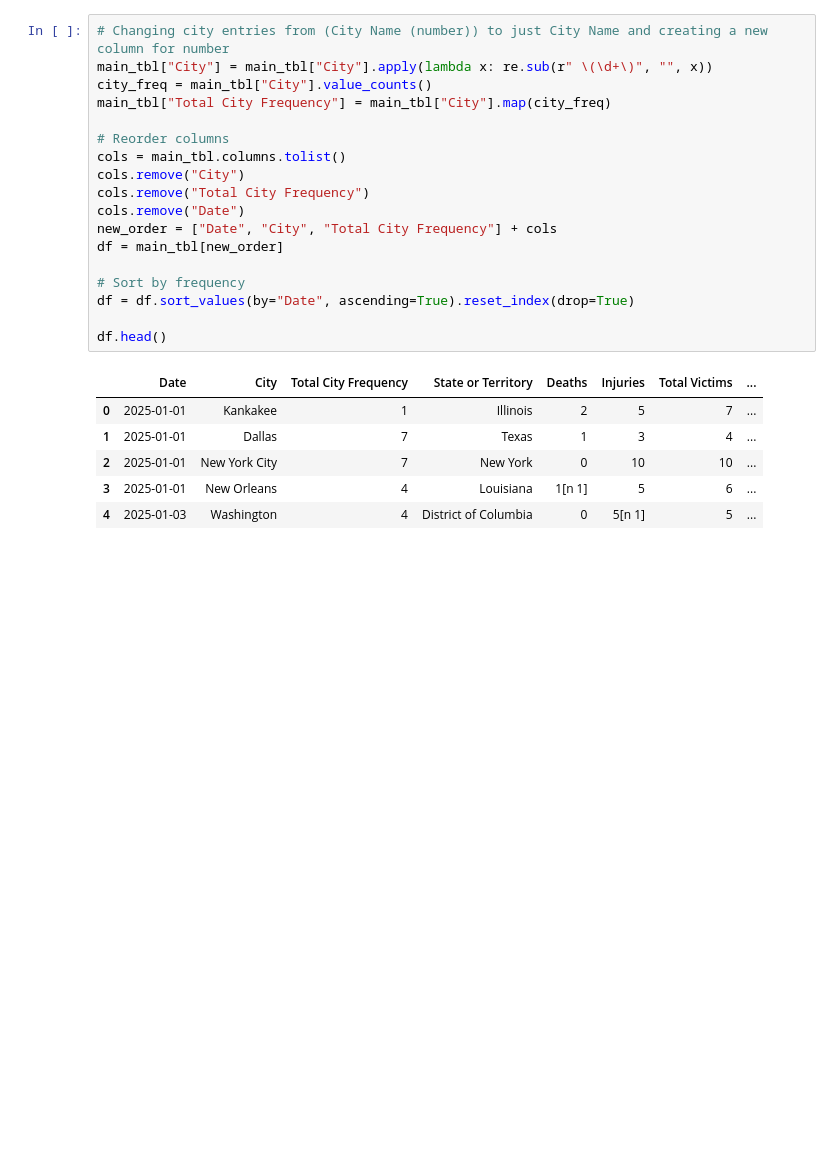
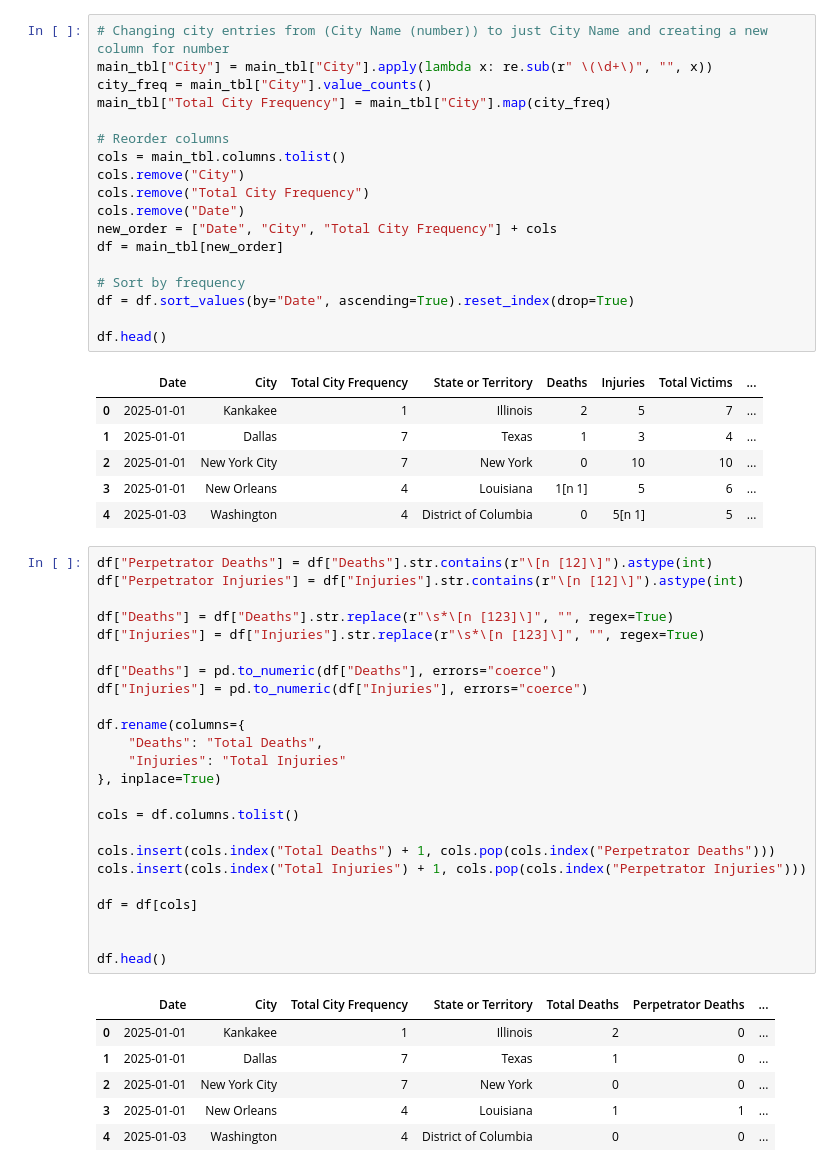
Before and after one commit to ella-walker/Data-Acquisition-Blog, a Jupyter notebook: data-analysis.ipynb, the cells around one changed output. Drawn from its saved outputs; the diff is of its cells as text; blank space fills up the shorter version.

```diff
--- a/data-analysis.ipynb
+++ b/data-analysis.ipynb
@@ -105,3 +105,34 @@ df.head()
 | 2 | 2025-01-01 | New York City | 7 | New York | 0 | 10 | 10 | ... |
 | 3 | 2025-01-01 | New Orleans | 4 | Louisiana | 1[n 1] | 5 | 6 | ... |
 | 4 | 2025-01-03 | Washington | 4 | District of Columbia | 0 | 5[n 1] | 5 | ... |
+# %%
+df["Perpetrator Deaths"] = df["Deaths"].str.contains(r"\[n [12]\]").astype(int)
+df["Perpetrator Injuries"] = df["Injuries"].str.contains(r"\[n [12]\]").astype(int)
+
+df["Deaths"] = df["Deaths"].str.replace(r"\s*\[n [123]\]", "", regex=True)
+df["Injuries"] = df["Injuries"].str.replace(r"\s*\[n [123]\]", "", regex=True)
+
+df["Deaths"] = pd.to_numeric(df["Deaths"], errors="coerce")
+df["Injuries"] = pd.to_numeric(df["Injuries"], errors="coerce")
+
+df.rename(columns={
+    "Deaths": "Total Deaths",
+    "Injuries": "Total Injuries"
+}, inplace=True)
+
+cols = df.columns.tolist()
+
+cols.insert(cols.index("Total Deaths") + 1, cols.pop(cols.index("Perpetrator Deaths")))
+cols.insert(cols.index("Total Injuries") + 1, cols.pop(cols.index("Perpetrator Injuries")))
+
+df = df[cols]
+
+
+df.head()
+# %% [output]
+|  | Date | City | Total City Frequency | State or Territory | Total Deaths | Perpetrator Deaths | ... |
+| 0 | 2025-01-01 | Kankakee | 1 | Illinois | 2 | 0 | ... |
+| 1 | 2025-01-01 | Dallas | 7 | Texas | 1 | 0 | ... |
+| 2 | 2025-01-01 | New York City | 7 | New York | 0 | 0 | ... |
+| 3 | 2025-01-01 | New Orleans | 4 | Louisiana | 1 | 1 | ... |
+| 4 | 2025-01-03 | Washington | 4 | District of Columbia | 0 | 0 | ... |
```
Also changed, not shown: parts of 2 cells of this notebook, 2 other files.
